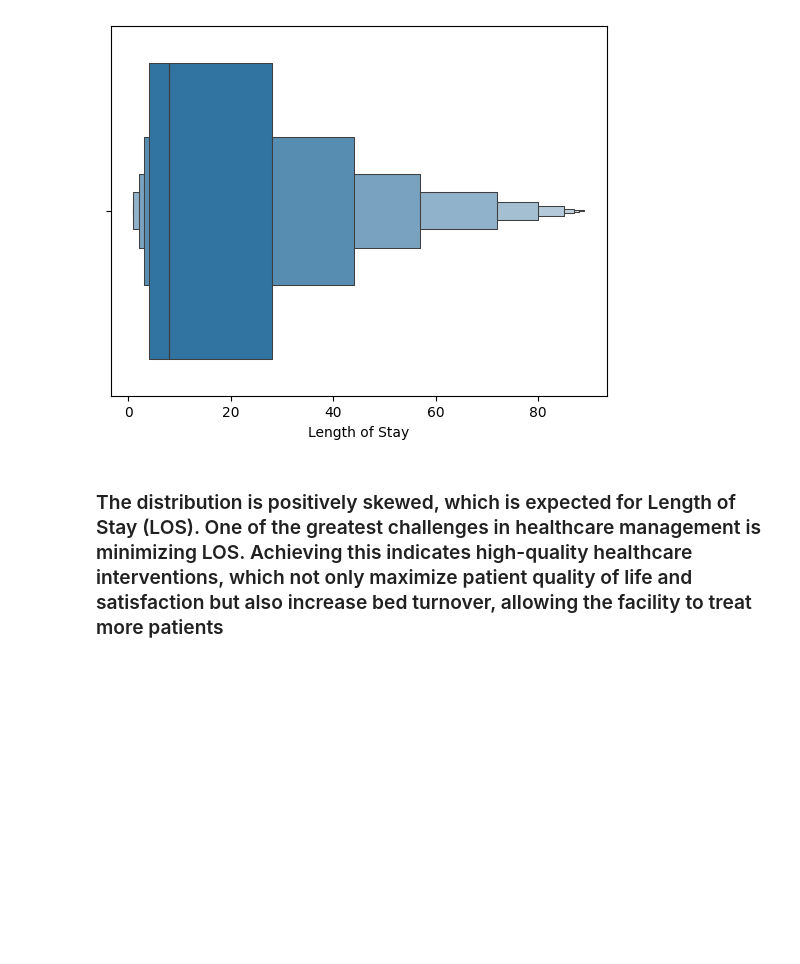
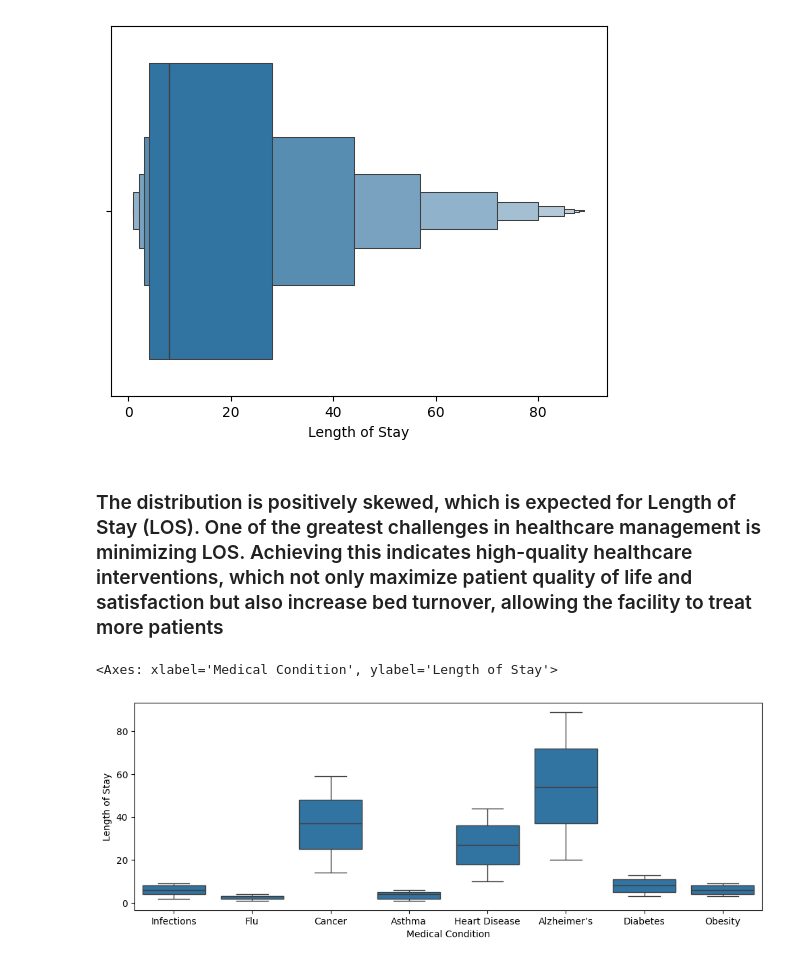
Before and after one commit to souigoralvim/length-of-stay-descomplica, a Jupyter notebook: notebooks/EDA.ipynb, the cells around one changed output. Drawn from its saved outputs; the diff is of its cells as text; code cells hidden in the pictures; blank space fills up the shorter version.

Commit message:
A deeper analysis in each attribute of the DataFrame. Added some graphics for better comprehension

```diff
--- a/notebooks/EDA.ipynb
+++ b/notebooks/EDA.ipynb
@@ -8,6 +14,6 @@ import seaborn as sns
 # %%
-# Read file and visualizing the first rows
-original_data = pd.read_csv('..\\data\\raw\\healthcare_dataset.csv')
+data_path = Path.cwd() /".." / "data" / "raw" / "healthcare_dataset.csv" # Assures that the path is correct regardless of the OS
+original_data = pd.read_csv(data_path)
 original_data.head()
 # %% [output]
 |  | Name | Age | Gender | Blood Type | Medical Condition | Date of Admission | Doctor | Hospital | ... |
@@ -138,3 +233,9 @@ sns.boxenplot(x=analysis_data['Length of Stay'])
 [figure]
 # %% [markdown]
 ### The distribution is positively skewed, which is expected for Length of Stay (LOS). One of the greatest challenges in healthcare management is minimizing LOS. Achieving this indicates high-quality healthcare interventions, which not only maximize patient quality of life and satisfaction but also increase bed turnover, allowing the facility to treat more patients
+# %%
+plt.figure(figsize=(12, 4))
+sns.boxplot(x='Medical Condition', y='Length of Stay', data=analysis_data)
+# %% [output]
+<Axes: xlabel='Medical Condition', ylabel='Length of Stay'>
+[figure, added]
```
Also changed, not shown: parts of 30 cells of this notebook.
